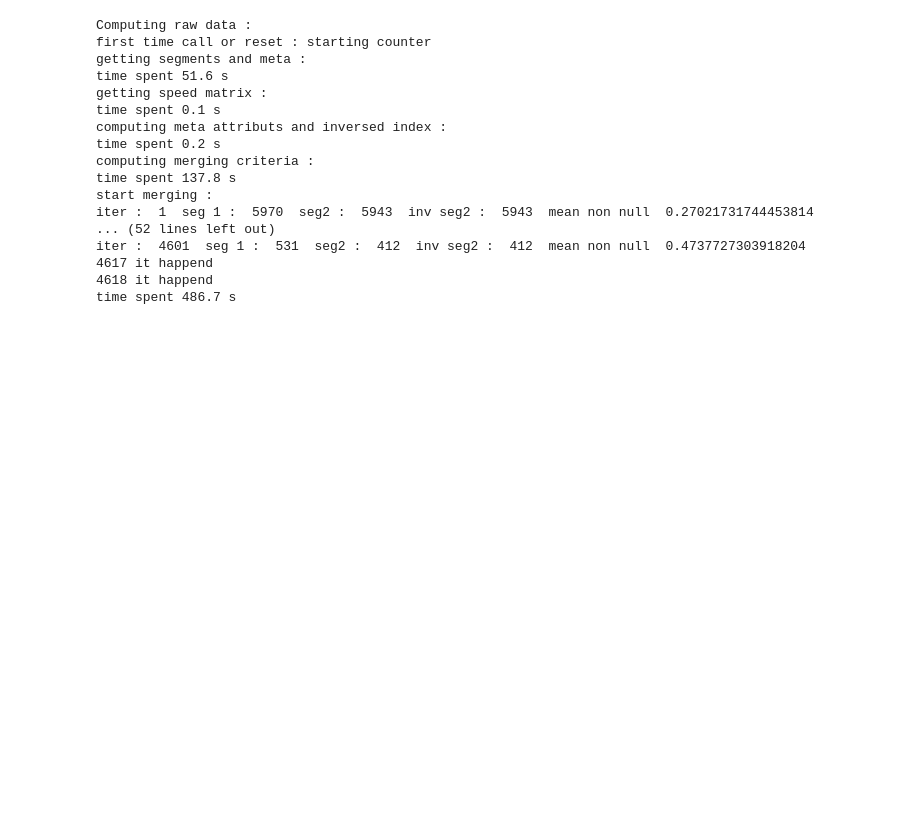
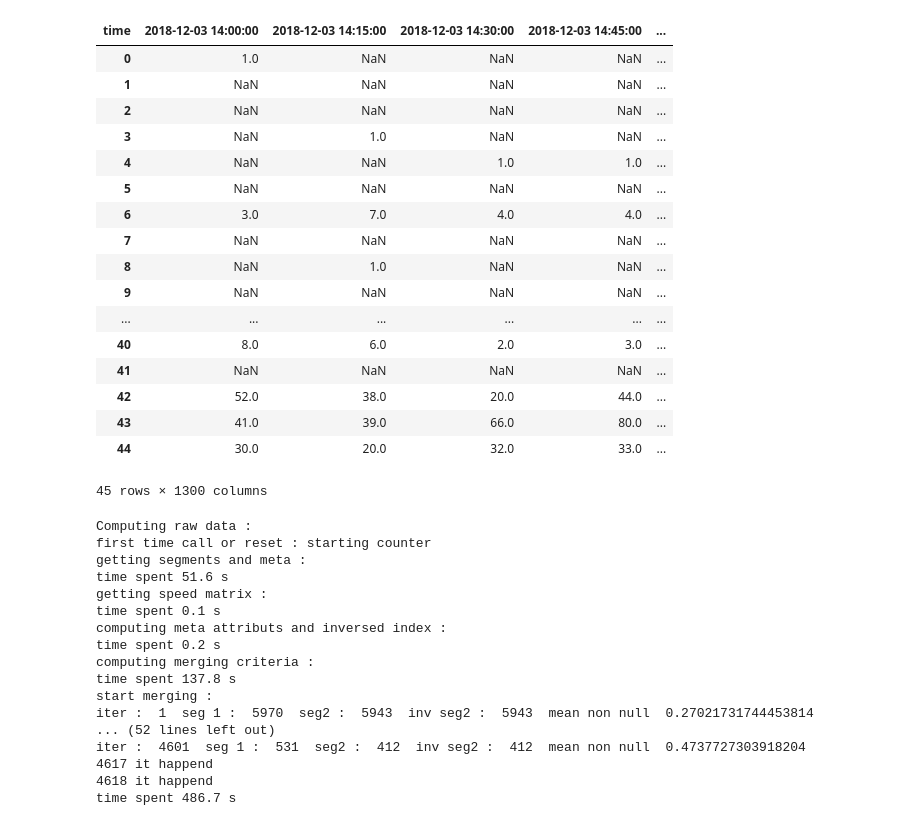
Before and after one commit to bourliam/PRIM, a Jupyter notebook: Notebooks/LSTM Example TensorFlow.ipynb, the cells around one changed output. Saved outputs shown, nothing was run; the diff lists cells and outputs as text; code cells hidden in the pictures; blank space fills up the shorter version.

```diff
--- a/Notebooks/LSTM Example TensorFlow.ipynb
+++ b/Notebooks/LSTM Example TensorFlow.ipynb
@@ -275,3 +280,24 @@ counts = counts[speeds.columns[[ x.date() in days_index for x  in speeds.columns
+# %%
+counts[:45].merge(speeds[:45],how='left')
+# %% [output]
+| time | 2018-12-03 14:00:00 | 2018-12-03 14:15:00 | 2018-12-03 14:30:00 | 2018-12-03 14:45:00 | ... |
+| 0 | 1.0 | NaN | NaN | NaN | ... |
+| 1 | NaN | NaN | NaN | NaN | ... |
+| 2 | NaN | NaN | NaN | NaN | ... |
+| 3 | NaN | 1.0 | NaN | NaN | ... |
+| 4 | NaN | NaN | 1.0 | 1.0 | ... |
+| 5 | NaN | NaN | NaN | NaN | ... |
+| 6 | 3.0 | 7.0 | 4.0 | 4.0 | ... |
+| 7 | NaN | NaN | NaN | NaN | ... |
+| 8 | NaN | 1.0 | NaN | NaN | ... |
+| 9 | NaN | NaN | NaN | NaN | ... |
+| ... | ... | ... | ... | ... | ... |
+| 40 | 8.0 | 6.0 | 2.0 | 3.0 | ... |
+| 41 | NaN | NaN | NaN | NaN | ... |
+| 42 | 52.0 | 38.0 | 20.0 | 44.0 | ... |
+| 43 | 41.0 | 39.0 | 66.0 | 80.0 | ... |
+| 44 | 30.0 | 20.0 | 32.0 | 33.0 | ... |
+45 rows × 1300 columns
 # %%
 mergeResults,segmentsMeta, mergedSegments= osmMerger.mergeSegments(minValidData = osmMerger.MIN_VALID_DATA, weights=osmMerger.WEIGHTS,speedsMx=speeds)
 mergeResults.to_pickle("../data/mergeResults.pckl")
```
Also changed, not shown: parts of 12 cells of this notebook.
